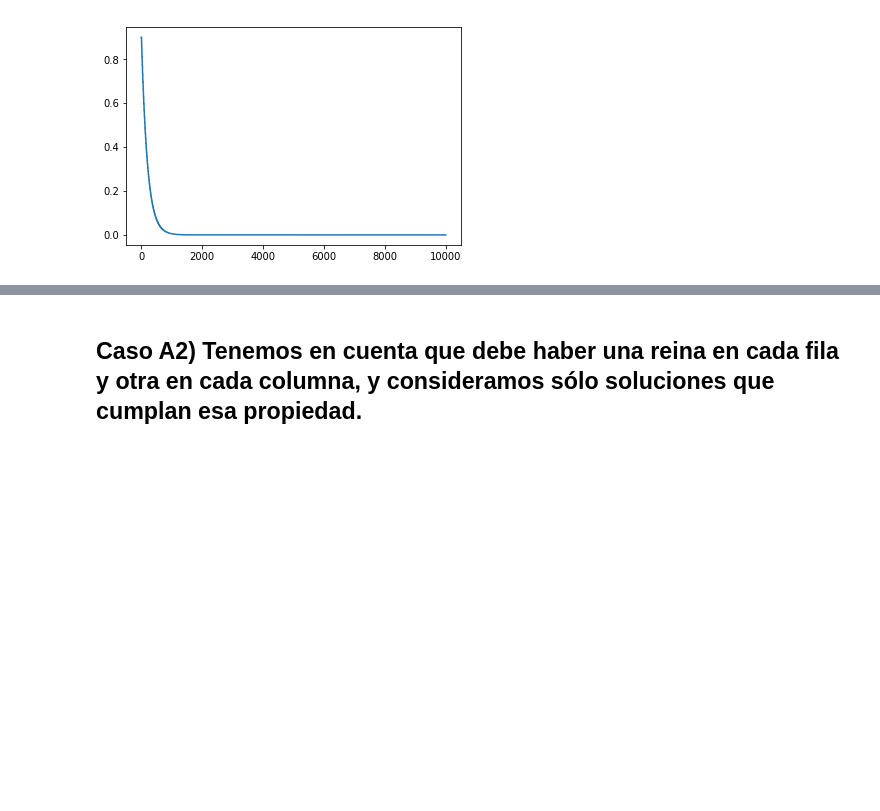
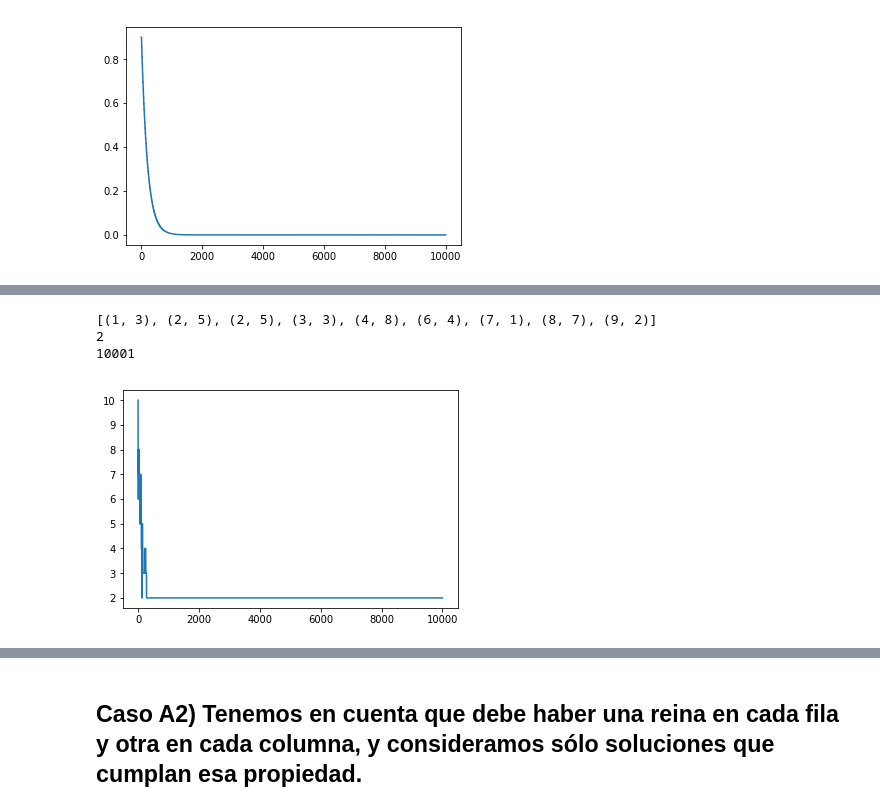
Before and after one commit to tgm185z/metodos_simulacion, a Jupyter notebook: parte3/pr3.ipynb, the cells around one changed output, grey strips where cells are left out. Cells and saved outputs as stored; diff of their text form; code cells hidden in the pictures; blank space fills up the shorter version.

```diff
--- a/parte3/pr3.ipynb
+++ b/parte3/pr3.ipynb
@@ -310,0 +278,16 @@ Con un millón de iteraciones no conseguimos llegar a un fitness menor de 2.
+# %%
+random_neighbor = oneRandomMove
+update_temp = lambda T,i : updateTempStandard(T,i,L=100, alpha=0.99)
+sol, temp, pos, fit = queens(9)
+print(sol)
+print(fit[-1]) # final fitness
+print(len(fit)) # number iterations
+# %% [output]
+[(1, 3), (2, 5), (2, 5), (3, 3), (4, 8), (6, 4), (7, 1), (8, 7), (9, 2)]
+2
+10001
+# %%
+plt.plot(pos, fit)
+plt.show()
+# %% [output]
+[figure, added]
```
Also changed, not shown: parts of 45 cells of this notebook.
